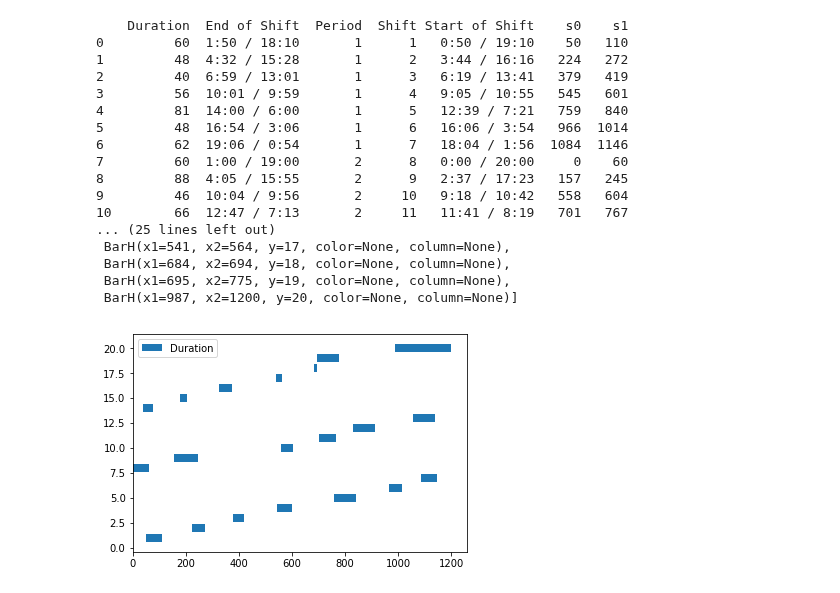
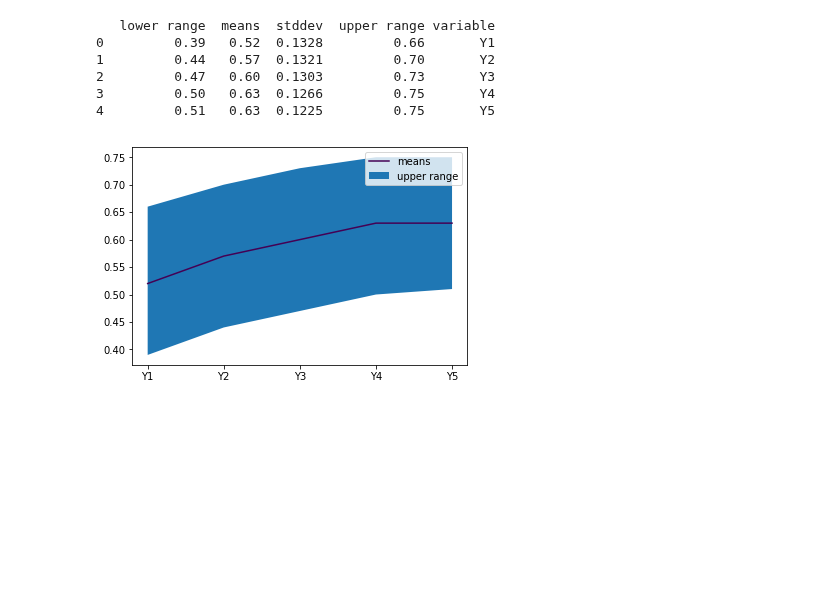
Before and after one commit to Mestway/falx, a Jupyter notebook: falx/matplotlib_exp.ipynb, the cells around one changed output. Saved outputs shown, nothing was run; the diff lists cells and outputs as text; code cells hidden in the pictures; blank space fills up the shorter version.

```diff
--- a/falx/matplotlib_exp.ipynb
+++ b/falx/matplotlib_exp.ipynb
@@ -261,35 +270,22 @@ chart.render()
-# %%
-df = load_input_table("014.json")
-
-split_col = df["End of Shift"].str.split("/", expand=True)
-df["s1"] = split_col[0]
-split_col = df["Start of Shift"].str.split("/", expand=True)
-df["s0"] = split_col[0]
-
-df = pd.DataFrame.from_records(load_and_clean_table(df))
-
-print(df)
-chart = MatplotlibChart(df, BarChart(c_x="Shift", c_height="Duration", c_bot="s0", orient="horizontal"))
-pprint(chart.eval())
-chart.render()
-
-#plt.barh(y=df["Shift"], width=df["Duration"], left=df["s0"])
-# %% [output]
-    Duration  End of Shift  Period  Shift Start of Shift    s0    s1
-0         60  1:50 / 18:10       1      1   0:50 / 19:10    50   110
-1         48  4:32 / 15:28       1      2   3:44 / 16:16   224   272
-2         40  6:59 / 13:01       1      3   6:19 / 13:41   379   419
-3         56  10:01 / 9:59       1      4   9:05 / 10:55   545   601
-4         81  14:00 / 6:00       1      5   12:39 / 7:21   759   840
-5         48  16:54 / 3:06       1      6   16:06 / 3:54   966  1014
-6         62  19:06 / 0:54       1      7   18:04 / 1:56  1084  1146
-7         60  1:00 / 19:00       2      8   0:00 / 20:00     0    60
-8         88  4:05 / 15:55       2      9   2:37 / 17:23   157   245
-9         46  10:04 / 9:56       2     10   9:18 / 10:42   558   604
-10        66  12:47 / 7:13       2     11   11:41 / 8:19   701   767
-... (25 lines left out)
- BarH(x1=541, x2=564, y=17, color=None, column=None),
- BarH(x1=684, x2=694, y=18, color=None, column=None),
- BarH(x1=695, x2=775, y=19, color=None, column=None),
- BarH(x1=987, x2=1200, y=20, color=None, column=None)]
-[figure, removed]
+# %%
+df = load_input_table("008.json")
+
+# gather(dat, "col1", "col2", -Value) %>% spread(Value, col2)
+df = pd.melt(df, id_vars='Value', value_vars=["Y1", "Y2", "Y3", "Y4", "Y5"])
+df = df.pivot(index='variable',columns='Value', values='value').reset_index()
+df = pd.DataFrame.from_records(load_and_clean_table(df))
+
+print(df)
+chart = MatplotlibChart(df, MultiLayer(
+            charts=[
+                AreaChart(c_x="variable", c_tops=["upper range"], c_bots=["lower range"]),
+                LineChart(c_x="variable", c_ys=["means"])]))
+chart.render()
+# %% [output]
+   lower range  means  stddev  upper range variable
+0         0.39   0.52  0.1328         0.66       Y1
+1         0.44   0.57  0.1321         0.70       Y2
+2         0.47   0.60  0.1303         0.73       Y3
+3         0.50   0.63  0.1266         0.75       Y4
+4         0.51   0.63  0.1225         0.75       Y5
+[figure, added]
```
Also changed, not shown: parts of 15 cells of this notebook, 1 other file.
